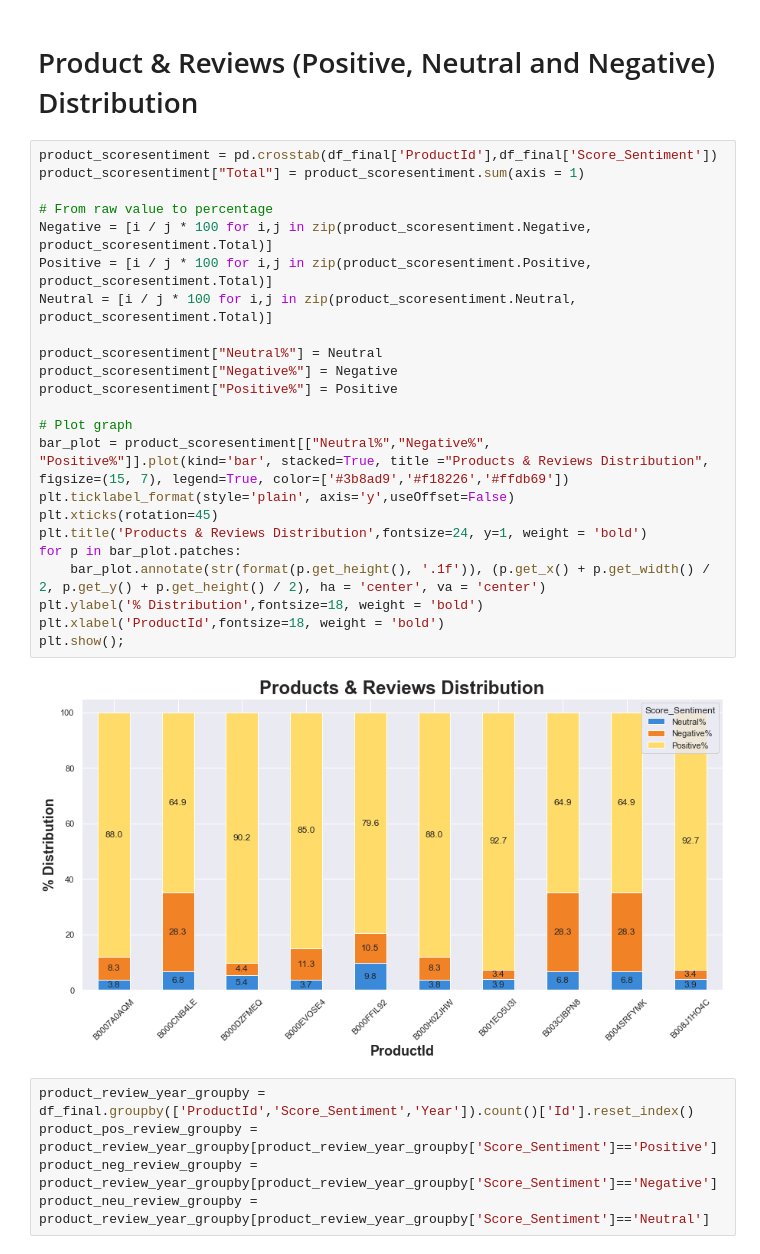
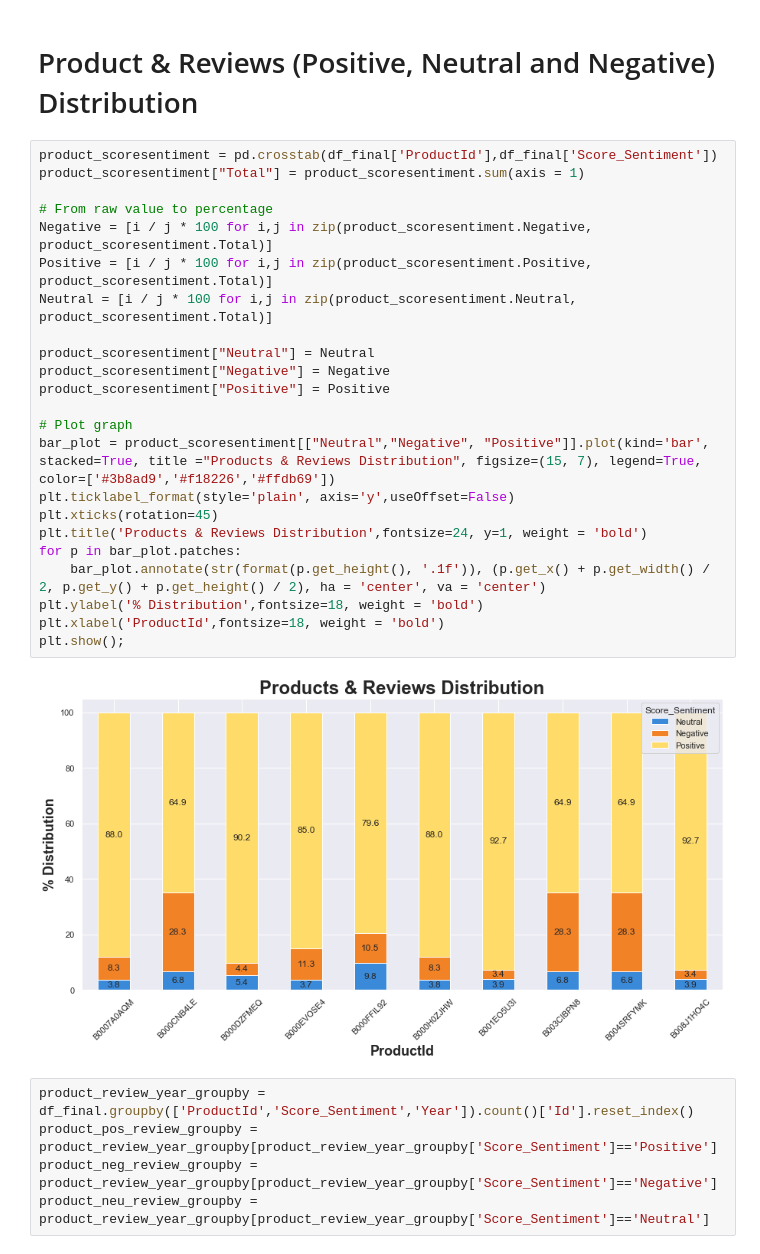
Before and after one commit to vibhutivadje/Text_Mining_Project, a Jupyter notebook: AmazonfoodReview_Analysis_AN.ipynb, the cells around one changed output. Drawn from its saved outputs; the diff is of its cells as text.

Commit message:
%Distribution commit

```diff
--- a/AmazonfoodReview_Analysis.ipynb
+++ b/AmazonfoodReview_Analysis_AN.ipynb
@@ -310,28 +310,28 @@ df_final.head()
 # %%
 product_scoresentiment = pd.crosstab(df_final['ProductId'],df_final['Score_Sentiment'])
 product_scoresentiment["Total"] = product_scoresentiment.sum(axis = 1)
 
 # From raw value to percentage
 Negative = [i / j * 100 for i,j in zip(product_scoresentiment.Negative, product_scoresentiment.Total)]
 Positive = [i / j * 100 for i,j in zip(product_scoresentiment.Positive, product_scoresentiment.Total)]
 Neutral = [i / j * 100 for i,j in zip(product_scoresentiment.Neutral, product_scoresentiment.Total)]
 
-product_scoresentiment["Neutral%"] = Neutral
-product_scoresentiment["Negative%"] = Negative
-product_scoresentiment["Positive%"] = Positive
+product_scoresentiment["Neutral"] = Neutral
+product_scoresentiment["Negative"] = Negative
+product_scoresentiment["Positive"] = Positive
 
 # Plot graph
-bar_plot = product_scoresentiment[["Neutral%","Negative%", "Positive%"]].plot(kind='bar', stacked=True, title ="Products & Reviews Distribution", figsize=(15, 7), legend=True, color=['#3b8ad9','#f18226','#ffdb69'])
+bar_plot = product_scoresentiment[["Neutral","Negative", "Positive"]].plot(kind='bar', stacked=True, title ="Products & Reviews Distribution", figsize=(15, 7), legend=True, color=['#3b8ad9','#f18226','#ffdb69'])
 plt.ticklabel_format(style='plain', axis='y',useOffset=False)
 plt.xticks(rotation=45)
 plt.title('Products & Reviews Distribution',fontsize=24, y=1, weight = 'bold')
 for p in bar_plot.patches:
     bar_plot.annotate(str(format(p.get_height(), '.1f')), (p.get_x() + p.get_width() / 2, p.get_y() + p.get_height() / 2), ha = 'center', va = 'center')
 plt.ylabel('% Distribution',fontsize=18, weight = 'bold')
 plt.xlabel('ProductId',fontsize=18, weight = 'bold')
 plt.show();
 # %% [output]
-[figure, old version]
+[figure, new version]
 # %%
 product_review_year_groupby = df_final.groupby(['ProductId','Score_Sentiment','Year']).count()['Id'].reset_index()
 product_pos_review_groupby = product_review_year_groupby[product_review_year_groupby['Score_Sentiment']=='Positive']
```
Also changed, not shown: parts of 8 cells of this notebook.
